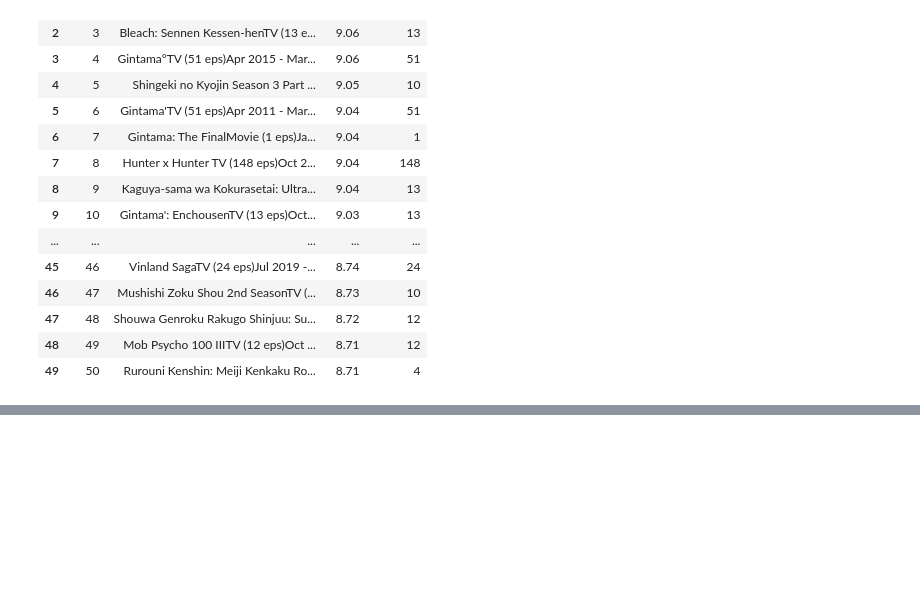
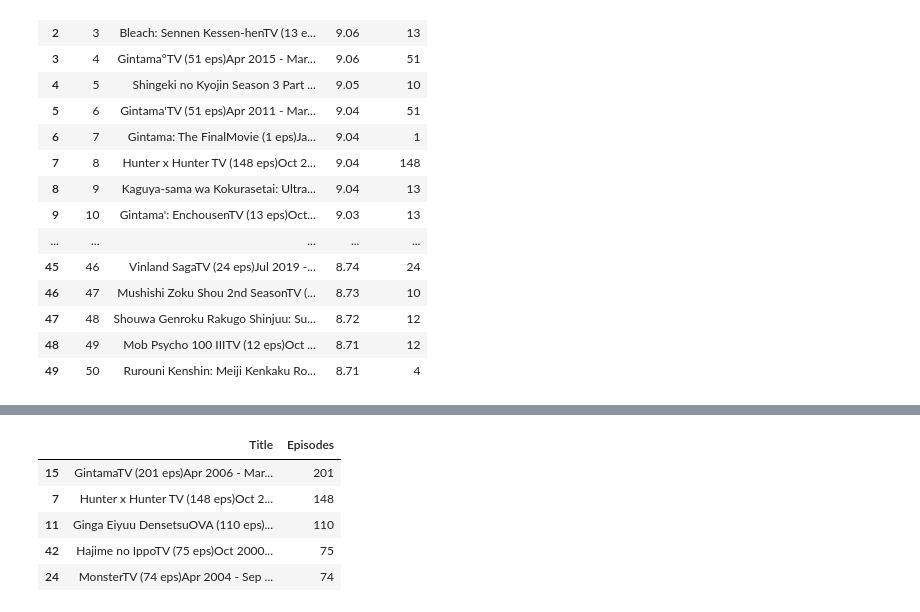
Before and after one commit to Devvlakshay/Python-Advanced-Learning, a Jupyter notebook: Pandas/FeatureExtraction.ipynb, the cells around one changed output, grey strips where cells are left out. Drawn from its saved outputs; the diff is of its cells as text; code cells hidden in the pictures; blank space fills up the shorter version.

```diff
--- a/Pandas/FeatureExtraction.ipynb
+++ b/Pandas/FeatureExtraction.ipynb
@@ -121,0 +194,11 @@ df
+# %%
+#anime with top 5 episode count
+top_5_episodes = df.nlargest(5, 'Episodes')[['Title', 'Episodes']]
+top_5_episodes
+# %% [output]
+|  | Title | Episodes |
+| 15 | GintamaTV (201 eps)Apr 2006 - Mar... | 201 |
+| 7 | Hunter x Hunter TV (148 eps)Oct 2... | 148 |
+| 11 | Ginga Eiyuu DensetsuOVA (110 eps)... | 110 |
+| 42 | Hajime no IppoTV (75 eps)Oct 2000... | 75 |
+| 24 | MonsterTV (74 eps)Apr 2004 - Sep ... | 74 |
```
Also changed, not shown: parts of 13 cells of this notebook.
